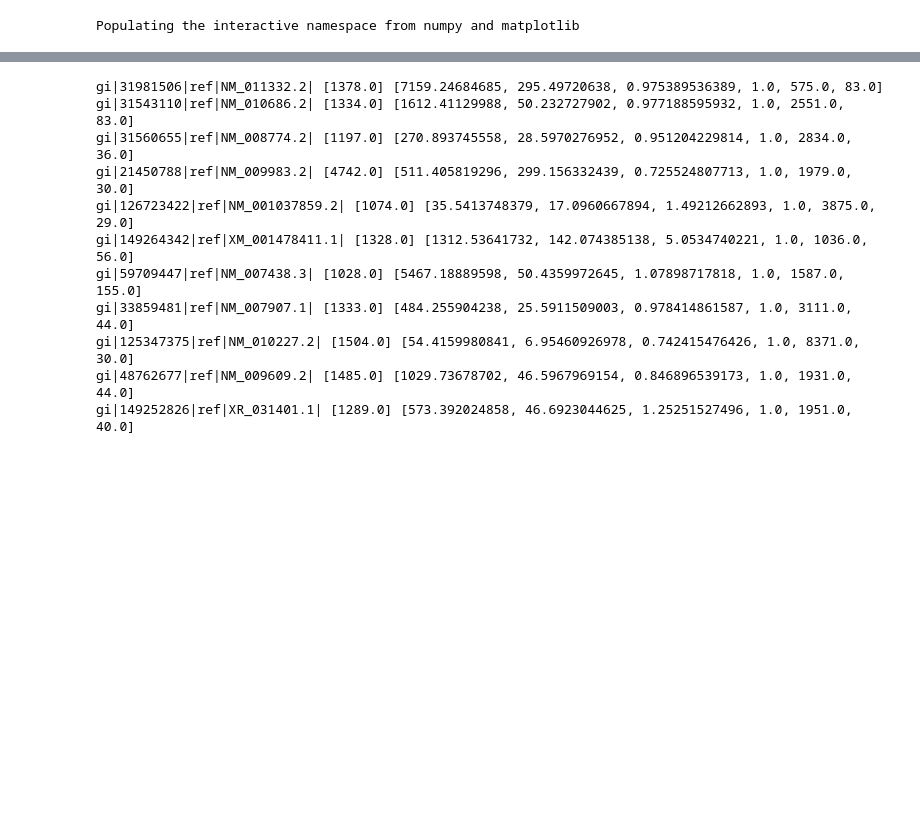
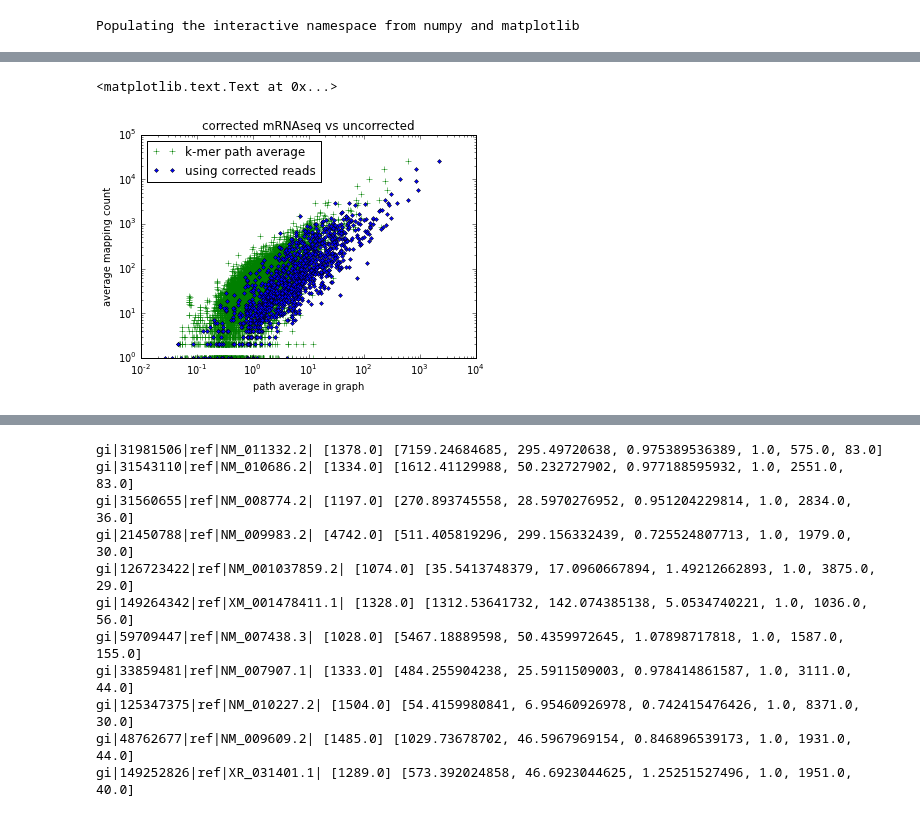
Before and after one commit to dib-lab/2015-khmer-wok3-counting, a Jupyter notebook: counting.ipynb, the cells around one changed output, grey strips where cells are left out. Drawn from its saved outputs; the diff is of its cells as text; code cells hidden in the pictures; blank space fills up the shorter version.

```diff
--- a/counting.ipynb
+++ b/counting.ipynb
@@ -35 +46,12 @@ print rseq[0]
+# %%
+loglog(rseq[:,2], rseq[:,0], 'g+', label='k-mer path average')
+loglog(corr[:,2], corr[:,0], 'b.', label='using corrected reads')
+
+xlabel('path average in graph')
+ylabel('average mapping count')
+legend(loc='upper left')
+title('corrected mRNAseq vs uncorrected')
+# %% [output]
+<matplotlib.text.Text at 0x...>
+[figure, added]
 # %%
```
Also changed, not shown: parts of 6 cells of this notebook, 1 other file.
